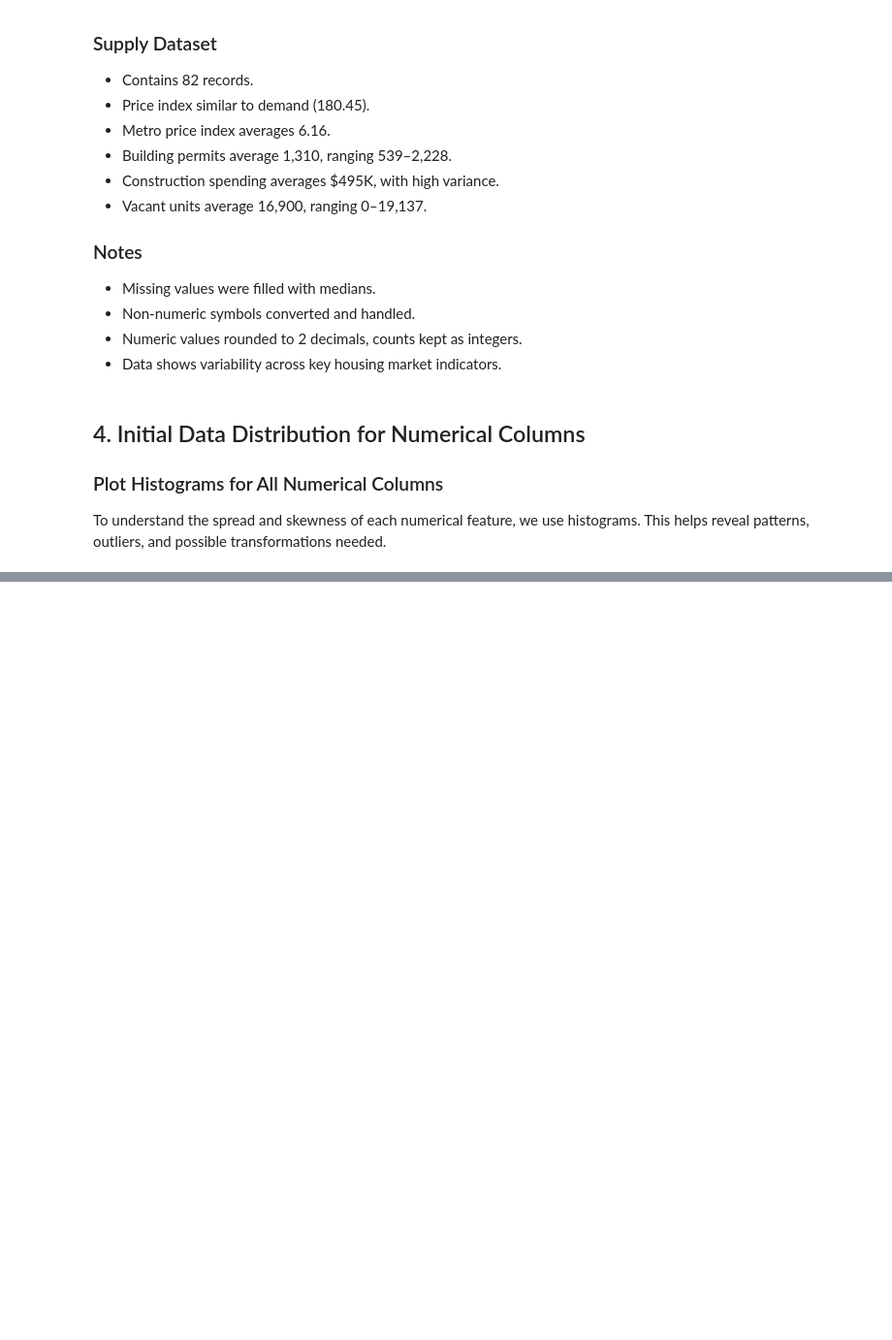
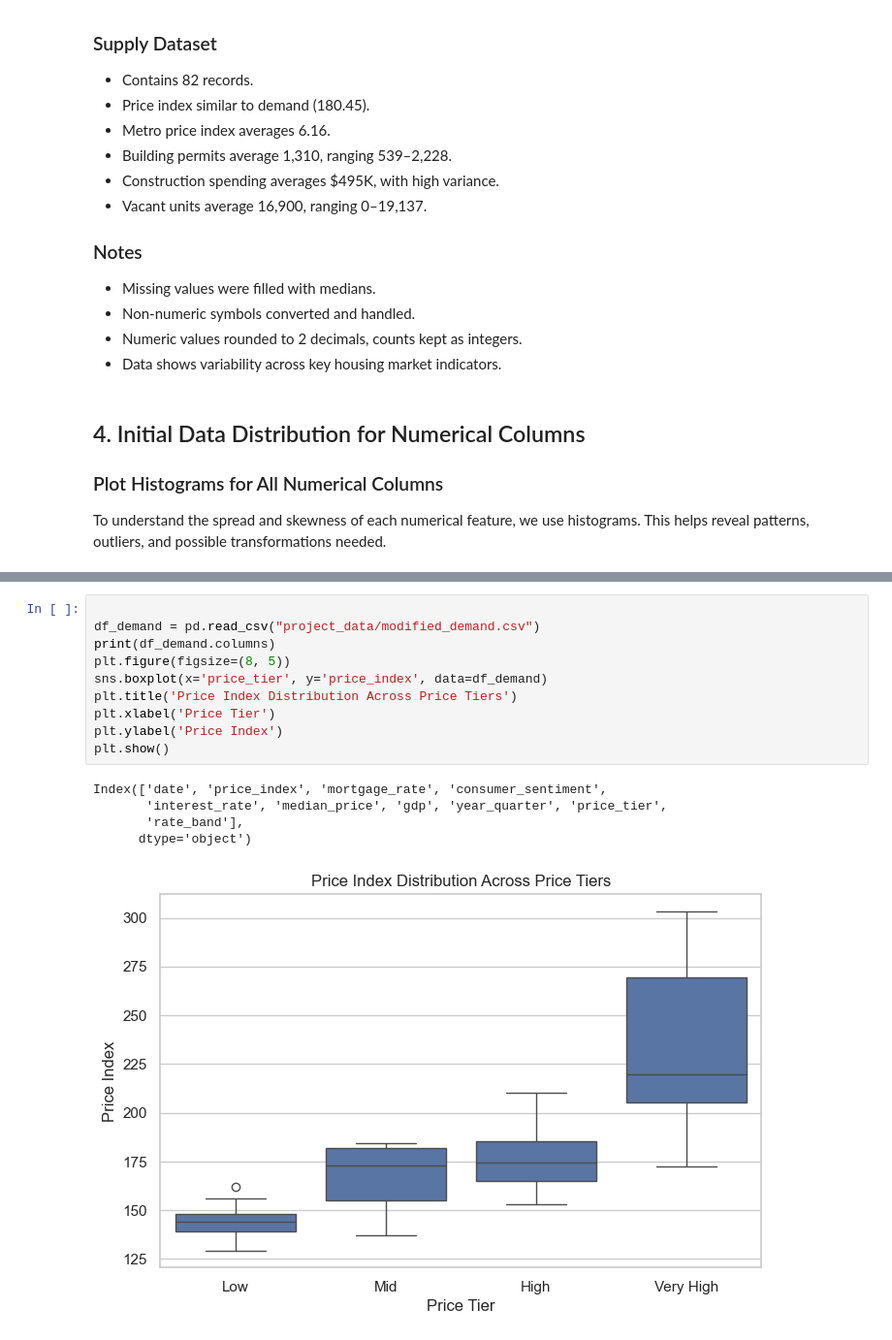
Before and after one commit to Kiruthikaa2512/datafun-06-eda, a Jupyter notebook: kiruthikaa_eda.ipynb, the cells around one changed output, grey strips where cells are left out. Shown at 97% size. Saved outputs shown, nothing was run; the diff lists cells and outputs as text; blank space fills up the shorter version.

```diff
--- a/kiruthikaa_eda.ipynb
+++ b/kiruthikaa_eda.ipynb
@@ -206,0 +386,16 @@ To understand the spread and skewness of each numerical feature, we use histogra
+# %%
+
+df_demand = pd.read_csv("project_data/modified_demand.csv")
+print(df_demand.columns)
+plt.figure(figsize=(8, 5))
+sns.boxplot(x='price_tier', y='price_index', data=df_demand)
+plt.title('Price Index Distribution Across Price Tiers')
+plt.xlabel('Price Tier')
+plt.ylabel('Price Index')
+plt.show()
+# %% [output]
+Index(['date', 'price_index', 'mortgage_rate', 'consumer_sentiment',
+       'interest_rate', 'median_price', 'gdp', 'year_quarter', 'price_tier',
+       'rate_band'],
+      dtype='object')
+[figure, added]
```
Also changed, not shown: parts of 20 cells of this notebook, 3 other files.
